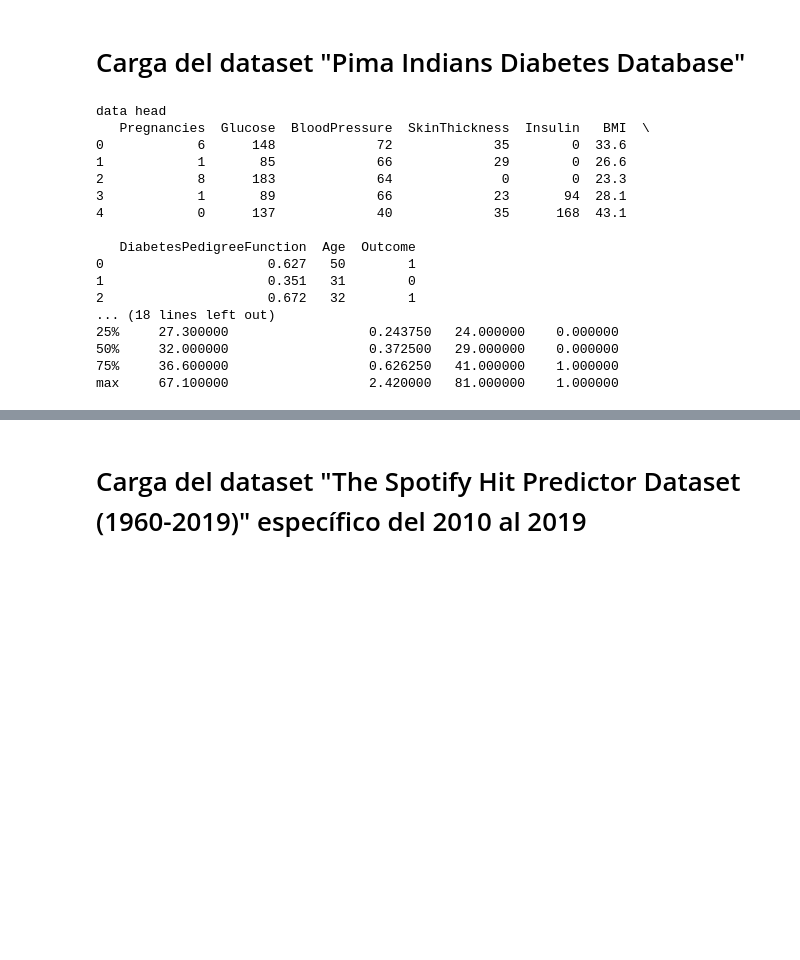
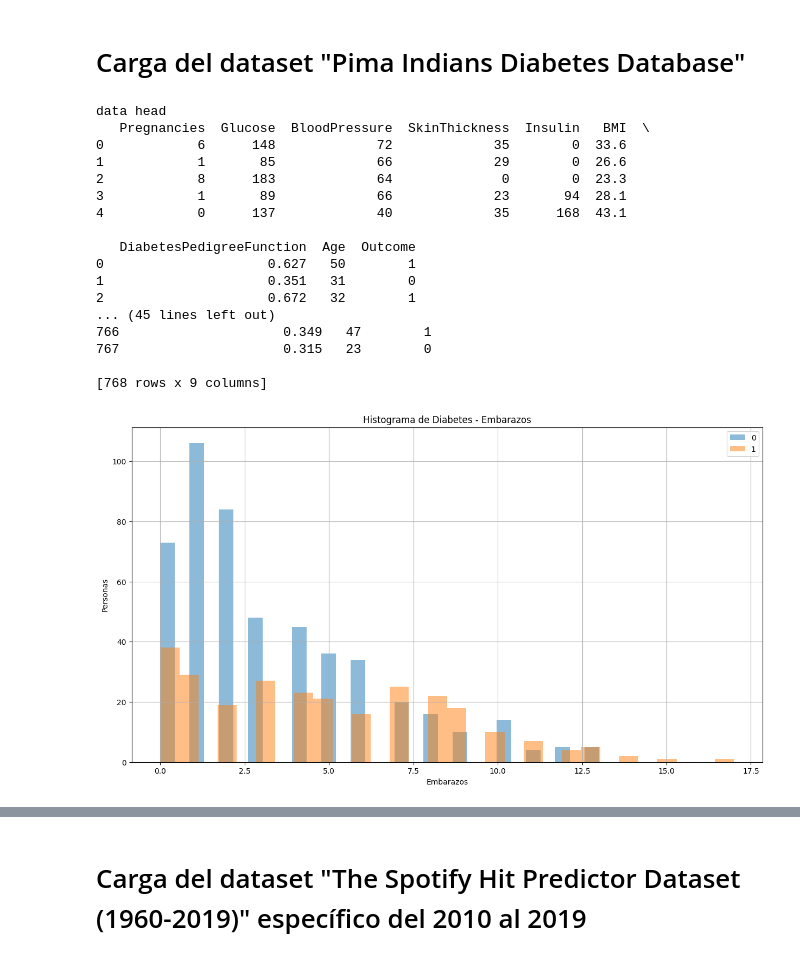
Before and after one commit to RavenInDisguise/ProyectoI_IA, a Jupyter notebook: proyecto_1.ipynb, the cells around one changed output, grey strips where cells are left out. Drawn from its saved outputs; the diff is of its cells as text; code cells hidden in the pictures; blank space fills up the shorter version.

Commit message:
feat: histogramas
Histogramas para dataset1

```diff
--- a/proyecto_1.ipynb
+++ b/proyecto_1.ipynb
@@ -10,6 +12,20 @@ print("data head")
 print(data.head())
 print("data describe")
 print(data.describe())
+print(data)
+
+X = data[[
+    'Pregnancies',
+    'Glucose',
+    'BloodPressure',
+    'SkinThickness',
+    'Insulin',
+    'BMI',
+    'DiabetesPedigreeFunction',
+    'Age'
+]].values
+
+y = data['Outcome']
 # %% [output]
 data head
    Pregnancies  Glucose  BloodPressure  SkinThickness  Insulin   BMI  \
@@ -23,8 +39,21 @@ data head
 0                     0.627   50        1
 1                     0.351   31        0
 2                     0.672   32        1
-... (18 lines left out)
-25%     27.300000                  0.243750   24.000000    0.000000
-50%     32.000000                  0.372500   29.000000    0.000000
-75%     36.600000                  0.626250   41.000000    1.000000
-max     67.100000                  2.420000   81.000000    1.000000
+... (45 lines left out)
+766                     0.349   47        1
+767                     0.315   23        0
+
+[768 rows x 9 columns]
+# %%
+dataGroup = data.groupby('Outcome')
+plt.figure(figsize=(15, 8))
+plt.hist(dataGroup['Pregnancies'].get_group(0), bins=30, alpha=0.5, label='0')
+plt.hist(dataGroup['Pregnancies'].get_group(1), bins=30, alpha=0.5, label='1')
+plt.title('Histograma de Diabetes - Embarazos')
+plt.xlabel('Embarazos')
+plt.ylabel('Personas')
+plt.grid(True)
+plt.legend()
+plt.show()
+# %% [output]
+[figure, added]
```
Also changed, not shown: parts of 8 cells of this notebook.
